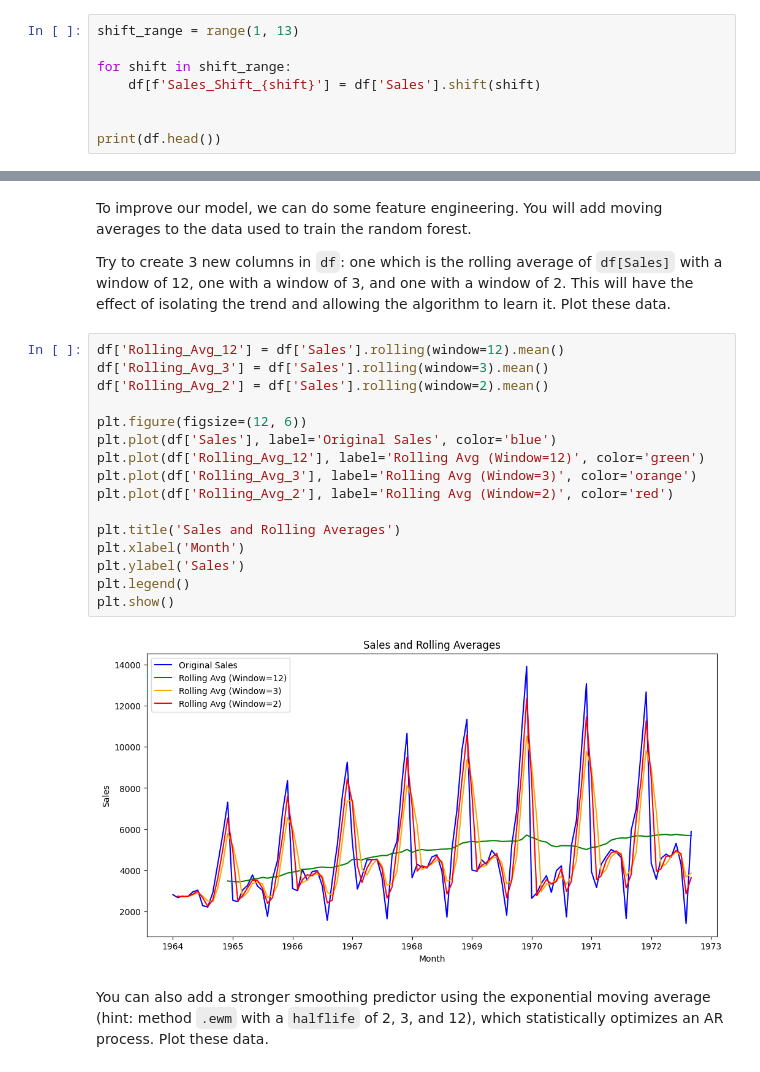
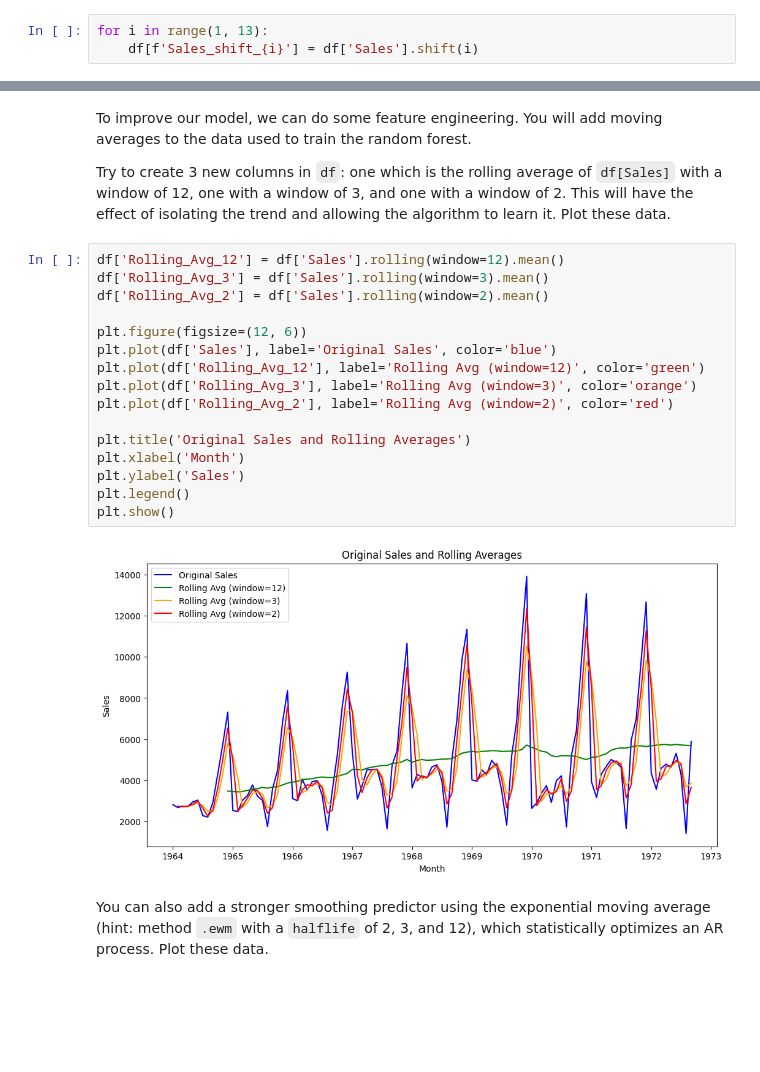
Before and after one commit to RPalmr/data-sarima, a Jupyter notebook: sarima.ipynb, the cells around one changed output, grey strips where cells are left out. Cells and saved outputs as stored; diff of their text form; blank space fills up the shorter version.

```diff
--- a/sarima.ipynb
+++ b/sarima.ipynb
@@ -419,10 +425,5 @@ We will now fit a non-linear model such as a Random Forest. The idea is to predi
 
 👉 Create new columns in `df` that are a shifted version of `df['Sales']`. Do it with a shift from 1 to 12.
 # %%
-shift_range = range(1, 13)
-
-for shift in shift_range:
-    df[f'Sales_Shift_{shift}'] = df['Sales'].shift(shift)
-
-
-print(df.head())
+for i in range(1, 13):
+    df[f'Sales_shift_{i}'] = df['Sales'].shift(i)
@@ -492,21 +477,21 @@ Try to create 3 new columns in `df`: one which is the rolling average of `df[Sal
 # %%
 df['Rolling_Avg_12'] = df['Sales'].rolling(window=12).mean()
 df['Rolling_Avg_3'] = df['Sales'].rolling(window=3).mean()
 df['Rolling_Avg_2'] = df['Sales'].rolling(window=2).mean()
 
 plt.figure(figsize=(12, 6))
 plt.plot(df['Sales'], label='Original Sales', color='blue')
-plt.plot(df['Rolling_Avg_12'], label='Rolling Avg (Window=12)', color='green')
-plt.plot(df['Rolling_Avg_3'], label='Rolling Avg (Window=3)', color='orange')
-plt.plot(df['Rolling_Avg_2'], label='Rolling Avg (Window=2)', color='red')
+plt.plot(df['Rolling_Avg_12'], label='Rolling Avg (window=12)', color='green')
+plt.plot(df['Rolling_Avg_3'], label='Rolling Avg (window=3)', color='orange')
+plt.plot(df['Rolling_Avg_2'], label='Rolling Avg (window=2)', color='red')
 
-plt.title('Sales and Rolling Averages')
+plt.title('Original Sales and Rolling Averages')
 plt.xlabel('Month')
 plt.ylabel('Sales')
 plt.legend()
 plt.show()
 # %% [output]
-[figure, old version]
+[figure, new version]
 # %% [markdown]
 You can also add a stronger smoothing predictor using the exponential moving average (hint: method `.ewm` with a `halflife` of 2, 3, and 12), which statistically optimizes an AR process. Plot these data.
 # %%
```
Also changed, not shown: parts of 9 cells of this notebook.
